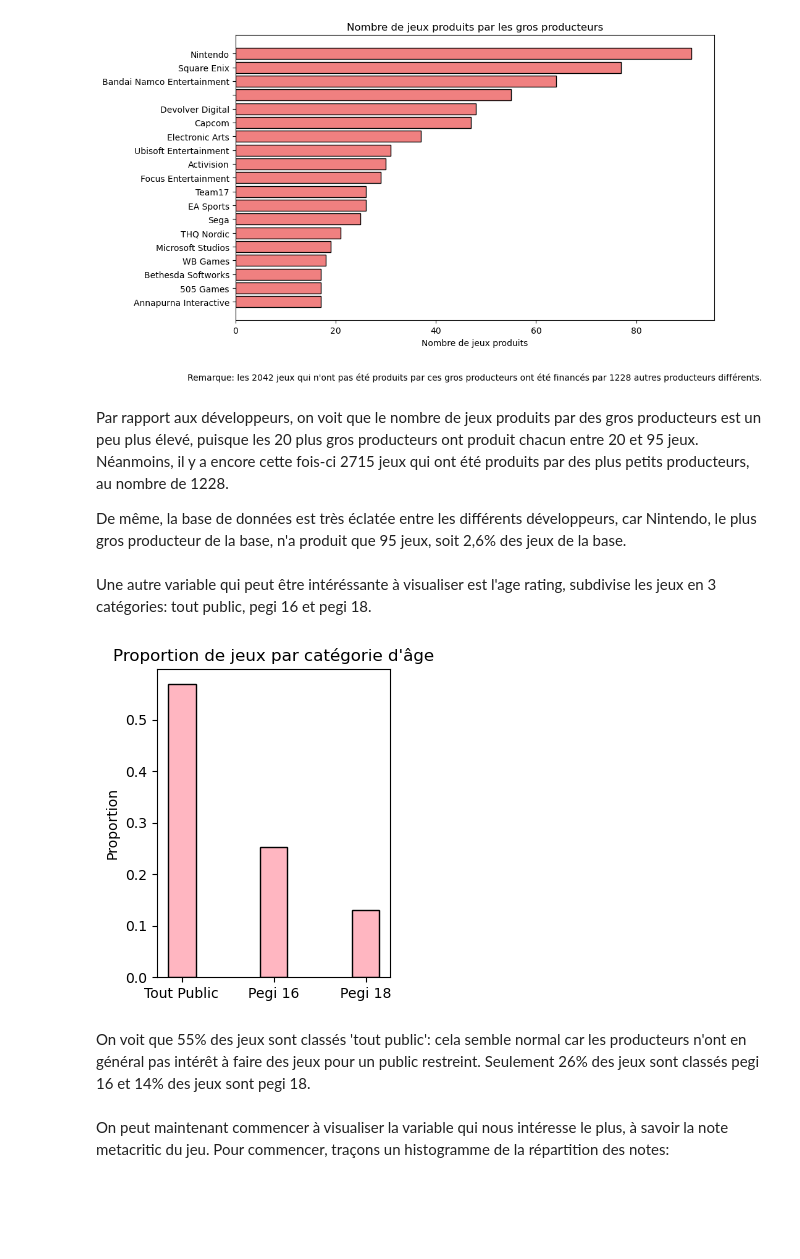
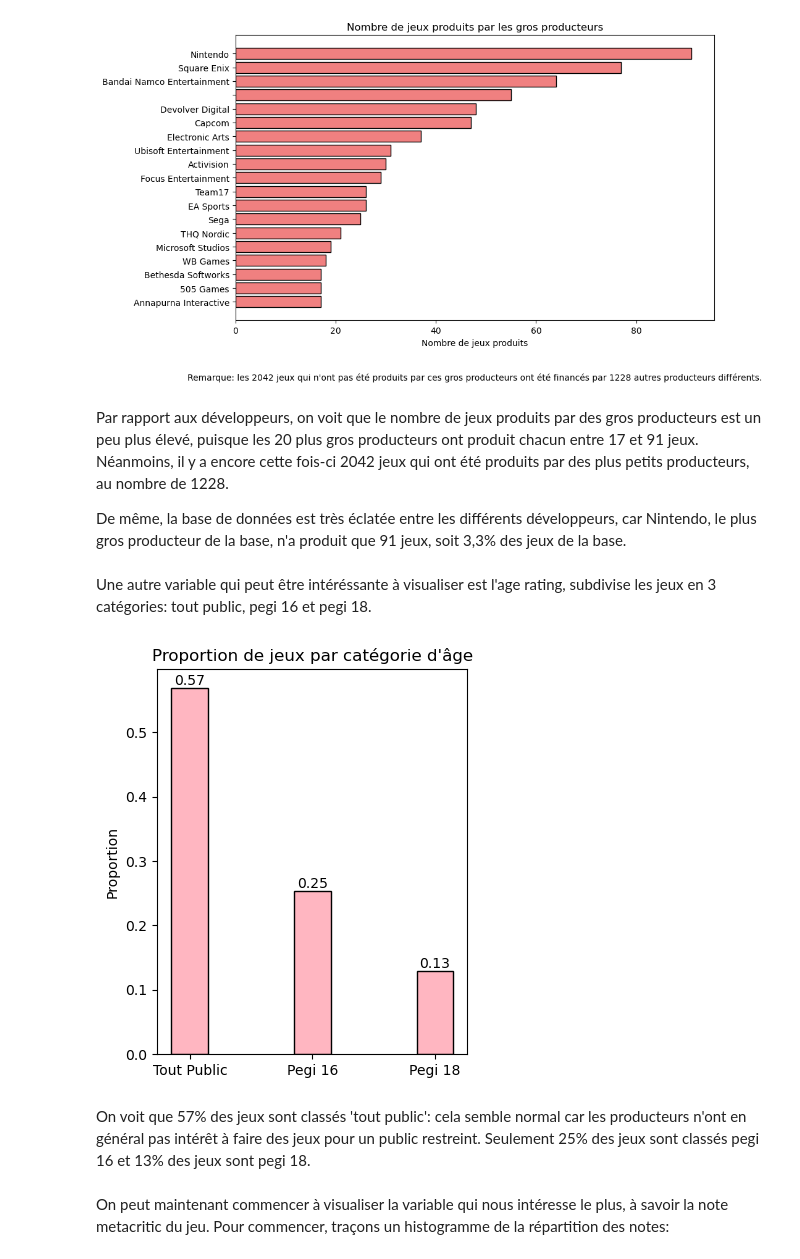
Before and after one commit to PyTomSss/PythonProjects, a Jupyter notebook: Project_Notebook.ipynb, the cells around one changed output. Cells and saved outputs as stored; diff of their text form; code cells hidden in the pictures; blank space fills up the shorter version.

```diff
--- a/Project_Notebook.ipynb
+++ b/Project_Notebook.ipynb
@@ -1081,29 +1104,34 @@ plt.show()
 # %% [output]
 [figure]
 # %% [markdown]
-Par rapport aux développeurs, on voit que le nombre de jeux produits par des gros producteurs est un peu plus élevé, puisque les 20 plus gros producteurs ont produit chacun entre 20 et 95 jeux. Néanmoins, il y a encore cette fois-ci 2715 jeux qui ont été produits par des plus petits producteurs, au nombre de 1228.
+Par rapport aux développeurs, on voit que le nombre de jeux produits par des gros producteurs est un peu plus élevé, puisque les 20 plus gros producteurs ont produit chacun entre 17 et 91 jeux. Néanmoins, il y a encore cette fois-ci 2042 jeux qui ont été produits par des plus petits producteurs, au nombre de 1228.
 
-De même, la base de données est très éclatée entre les différents développeurs, car Nintendo, le plus gros producteur de la base, n'a produit que 95 jeux, soit 2,6% des jeux de la base.
+De même, la base de données est très éclatée entre les différents développeurs, car Nintendo, le plus gros producteur de la base, n'a produit que 91 jeux, soit 3,3% des jeux de la base.
 # %% [markdown]
 Une autre variable qui peut être intéréssante à visualiser est l'age rating, subdivise les jeux en 3 catégories:
 tout public, pegi 16 et pegi 18.
 # %%
 Ages = [('Tout Public',sum(DF['Tout Public']==1)/len(DF)),
         ('Pegi 16',sum(DF['16 year']==1)/len(DF)),
         ('Pegi 18',sum(DF['18 year']==1)/len(DF))]
 
 categories_age, proportions = zip(*Ages)
 
-plt.figure(figsize=(3,4))
-plt.bar(categories_age, proportions, width=0.3, color='lightpink', edgecolor='black')
+plt.figure(figsize=(4,5))
+bars = plt.bar(categories_age, proportions, width=0.3, color='lightpink', edgecolor='black')
+
+for bar in bars:
+    yval = bar.get_height()
+    plt.text(bar.get_x() + bar.get_width()/2, yval, round(yval, 2), ha='center', va='bottom')
+
 
 plt.ylabel('Proportion')
 plt.title('Proportion de jeux par catégorie d\'âge')
 plt.show()
 # %% [output]
-[figure, old version]
+[figure, new version]
 # %% [markdown]
-On voit que 55% des jeux sont classés 'tout public': cela semble normal car les producteurs n'ont en général pas intérêt à faire des jeux pour un public restreint. Seulement 26% des jeux sont classés pegi 16 et 14% des jeux sont pegi 18.
+On voit que 57% des jeux sont classés 'tout public': cela semble normal car les producteurs n'ont en général pas intérêt à faire des jeux pour un public restreint. Seulement 25% des jeux sont classés pegi 16 et 13% des jeux sont pegi 18.
 # %% [markdown]
 On peut maintenant commencer à visualiser la variable qui nous intéresse le plus, à savoir la note metacritic du jeu. Pour commencer, traçons un histogramme de la répartition des notes:
 # %%
```
Also changed, not shown: parts of 17 cells of this notebook.
